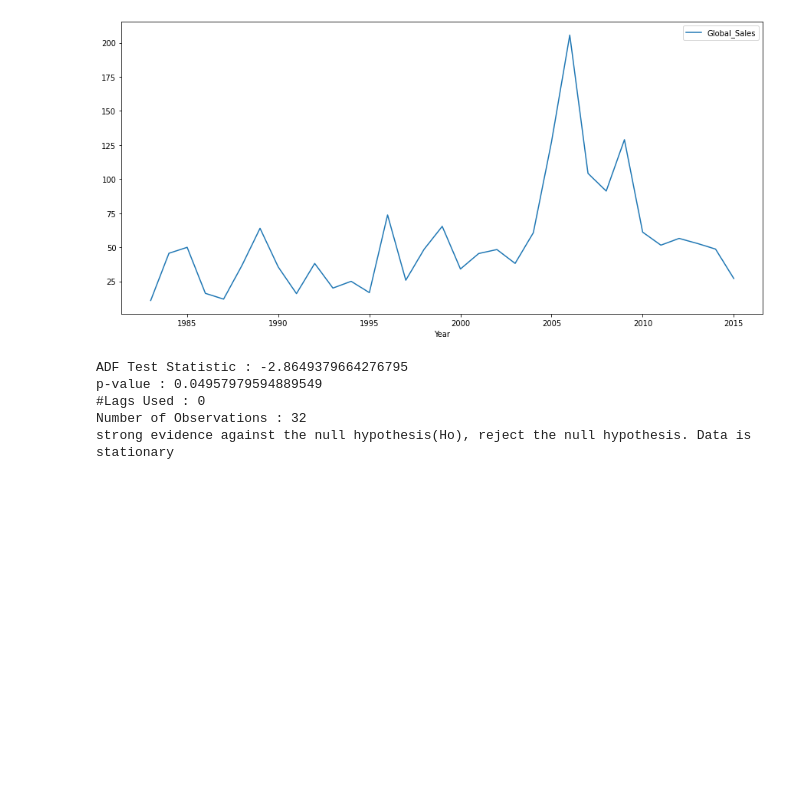
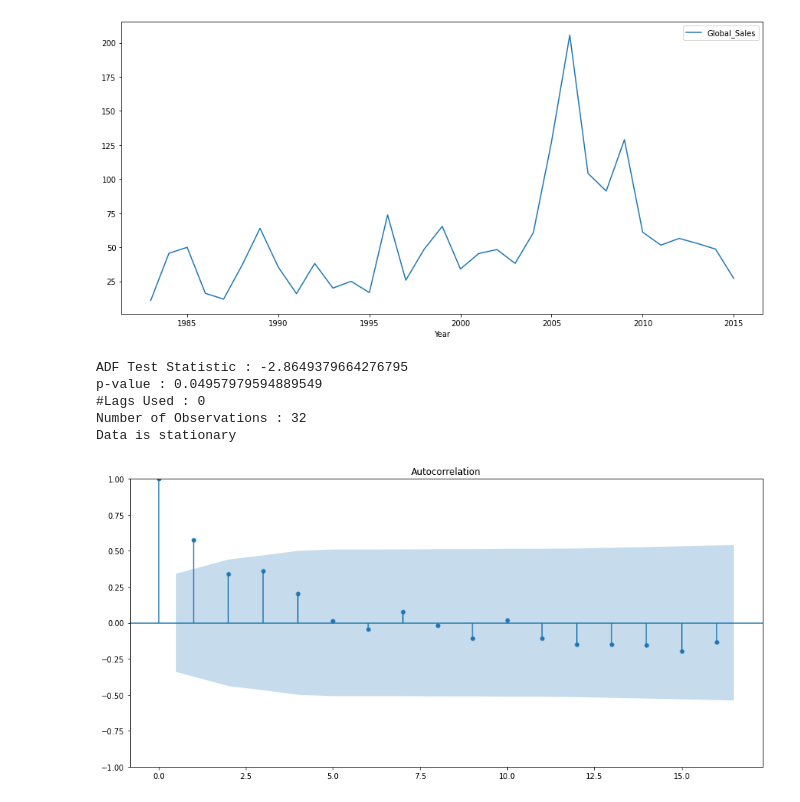
Before and after one commit to bcalvario/PruebaMachineLearning, a Jupyter notebook: Ejercicio4.ipynb, the cells around one changed output. Cells and saved outputs as stored; diff of their text form; code cells hidden in the pictures; blank space fills up the shorter version.

```diff
--- a/Ejercicio4.ipynb
+++ b/Ejercicio4.ipynb
@@ -35,9 +35,9 @@ def adfuller_test(sales):
     for value,label in zip(result,labels):
         print(label + ' : ' + str(value) )
     if result[1] <= 0.05:
-        print("strong evidence against the null hypothesis(Ho), reject the null hypothesis. Data is stationary")
+        print("Data is stationary")
     else:
-        print("weak evidence against null hypothesis,indicating it is non-stationary ")
+        print("Data is no-stationary")
 
 adfuller_test(subdf['Global_Sales'])
 # %% [output]
@@ -45,4 +45,9 @@ ADF Test Statistic : -2.8649379664276795
 p-value : 0.04957979594889549
 #Lags Used : 0
 Number of Observations : 32
-strong evidence against the null hypothesis(Ho), reject the null hypothesis. Data is stationary
+Data is stationary
+# %%
+fig1 = plot_acf(subdf['Global_Sales'])
+#fig2 = plot_pacf(subdf['Global_Sales'])
+# %% [output]
+[figure, added]
```
Also changed, not shown: parts of 1 cell of this notebook, 1 other file.
